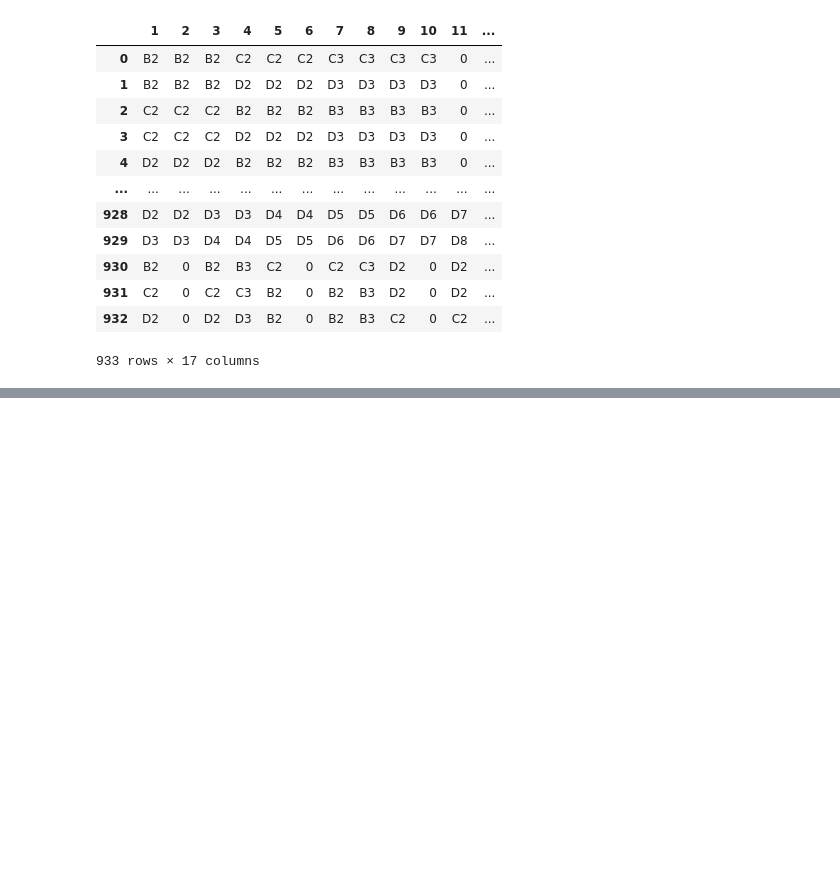
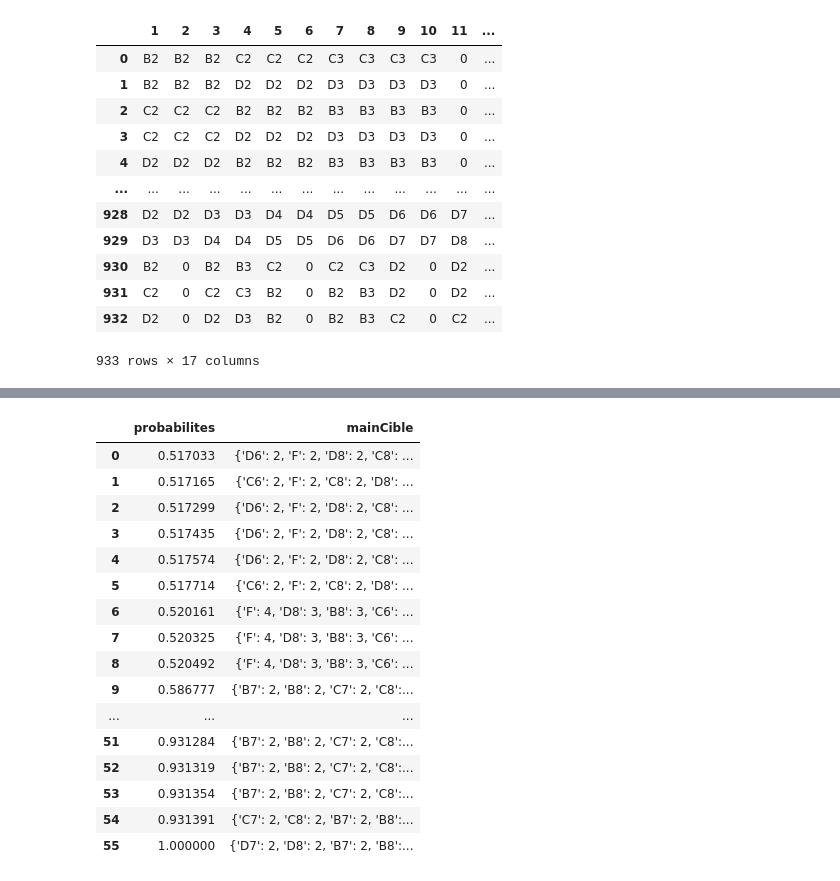
Before and after one commit to gerard-loic/sparrow, a Jupyter notebook: notebooks/generation-mains.ipynb, the cells around one changed output, grey strips where cells are left out. Cells and saved outputs as stored; diff of their text form; code cells hidden in the pictures; blank space fills up the shorter version.

```diff
--- a/notebooks/generation-mains.ipynb
+++ b/notebooks/generation-mains.ipynb
@@ -675,0 +850,20 @@ Tuile D6
+# %%
+stats
+# %% [output]
+|  | probabilites | mainCible |
+| 0 | 0.517033 | {'D6': 2, 'F': 2, 'D8': 2, 'C8': ... |
+| 1 | 0.517165 | {'C6': 2, 'F': 2, 'C8': 2, 'D8': ... |
+| 2 | 0.517299 | {'D6': 2, 'F': 2, 'D8': 2, 'C8': ... |
+| 3 | 0.517435 | {'D6': 2, 'F': 2, 'D8': 2, 'C8': ... |
+| 4 | 0.517574 | {'D6': 2, 'F': 2, 'D8': 2, 'C8': ... |
+| 5 | 0.517714 | {'C6': 2, 'F': 2, 'C8': 2, 'D8': ... |
+| 6 | 0.520161 | {'F': 4, 'D8': 3, 'B8': 3, 'C6': ... |
+| 7 | 0.520325 | {'F': 4, 'D8': 3, 'B8': 3, 'C6': ... |
+| 8 | 0.520492 | {'F': 4, 'D8': 3, 'B8': 3, 'C6': ... |
+| 9 | 0.586777 | {'B7': 2, 'B8': 2, 'C7': 2, 'C8':... |
+| ... | ... | ... |
+| 51 | 0.931284 | {'B7': 2, 'B8': 2, 'C7': 2, 'C8':... |
+| 52 | 0.931319 | {'B7': 2, 'B8': 2, 'C7': 2, 'C8':... |
+| 53 | 0.931354 | {'B7': 2, 'B8': 2, 'C7': 2, 'C8':... |
+| 54 | 0.931391 | {'C7': 2, 'C8': 2, 'B7': 2, 'B8':... |
+| 55 | 1.000000 | {'D7': 2, 'D8': 2, 'B7': 2, 'B8':... |
```
Also changed, not shown: parts of 5 cells of this notebook, 17 other files.
